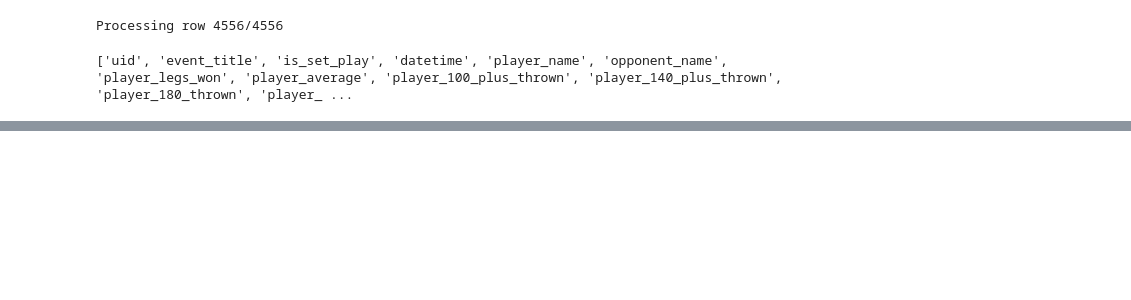
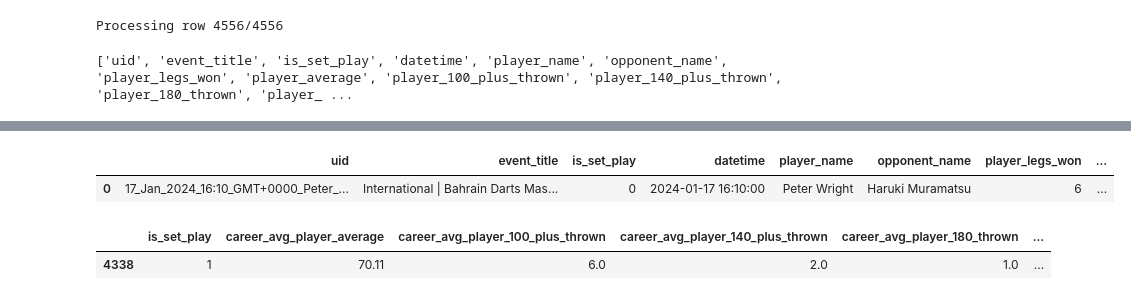
Before and after one commit to ATRedshaw/darts-data-analytics, a Jupyter notebook: predictive-model/evaluation.ipynb, the cells around one changed output, grey strips where cells are left out. Drawn from its saved outputs; the diff is of its cells as text; code cells hidden in the pictures; blank space fills up the shorter version.

```diff
--- a/predictive-model/evaluation.ipynb
+++ b/predictive-model/evaluation.ipynb
@@ -759,42 +825,8 @@ def drop_unnecessary_model_columns(df):
         print(f'Error dropping columns: {e}')
         return df
 
-def convert_dtypes(df):
-    """
-    Convert object columns to numeric types where possible.
-
-    Args:
-        df (pd.DataFrame): The dataframe to convert the dtypes of
-
-    Returns:
-        pd.DataFrame: The dataframe with the dtypes converted
-    """
-    for col in df.columns:
-        if df[col].dtype == object:
-            # Attempt conversion to numeric
-            try:
-                # First try converting directly to float
-                df[col] = pd.to_numeric(df[col], errors='raise')
-
-                # Check if all values are integers
-                if (df[col].dropna() % 1 == 0).all():
-                    df[col] = df[col].astype('Int64')
-                else:
-                    df[col] = df[col].astype(float)
-            except (ValueError, TypeError):
-                # Leave as object if conversion fails
-                pass
-    return df
-
-evaluation_set = drop_unnecessary_model_columns(darts_matches)
-evaluation_set = convert_dtypes(evaluation_set)
-
-with pd.option_context('display.max_rows', None):
-    display(evaluation_set)
+evaluation_matches = drop_unnecessary_model_columns(evaluation_matches)
 
 # Print df shape
-print(f'DataFrame shape: {evaluation_set.shape}')
-
-# Print the darts_matches dataframe
-display(darts_matches.head(1))
+print(f'DataFrame shape: {evaluation_matches.shape}')
 # %% [output]
@@ -822,0 +908,11 @@ DataFrame shape: (188, 37)
+# %%
+with pd.option_context('display.max_columns', None):
+    display(darts_matches.head(1))
+
+with pd.option_context('display.max_columns', None):
+    display(evaluation_matches.head(1))
+# %% [output]
+|  | uid | event_title | is_set_play | datetime | player_name | opponent_name | player_legs_won | ... |
+| 0 | 17_Jan_2024_16:10_GMT+0000_Peter_... | International | Bahrain Darts Mas... | 0 | 2024-01-17 16:10:00 | Peter Wright | Haruki Muramatsu | 6 | ... |
+|  | is_set_play | career_avg_player_average | career_avg_player_100_plus_thrown | career_avg_player_140_plus_thrown | career_avg_player_180_thrown | ... |
+| 4338 | 1 | 70.11 | 6.0 | 2.0 | 1.0 | ... |
```
Also changed, not shown: parts of 13 cells of this notebook, 1 other file.
